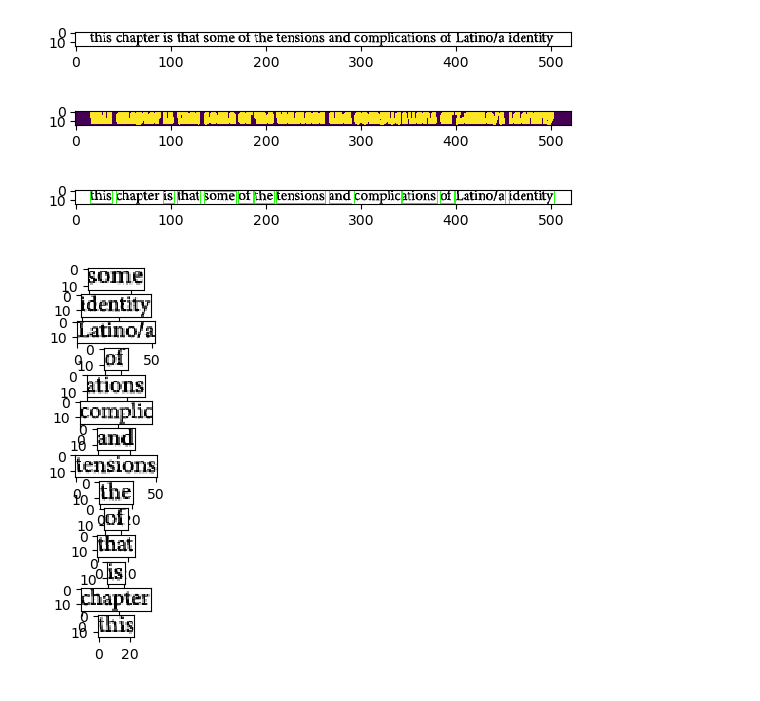
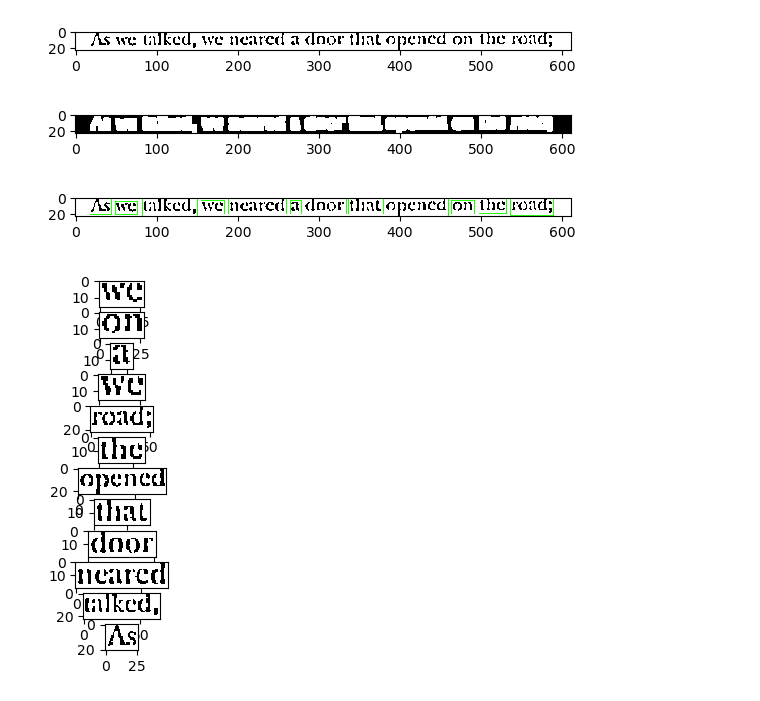
Before and after one commit to jeyeh/COS429-Final-Project, a Jupyter notebook: testing_stuff.ipynb, the cells around one changed output. Drawn from its saved outputs; the diff is of its cells as text; code cells hidden in the pictures.

```diff
--- a/testing_stuff.ipynb
+++ b/testing_stuff.ipynb
@@ -12,15 +13,22 @@ plt.show()
 # %%
+## LINE SEGMENTATION ##
 AREA_THRESHOLD = 500
 GAUSSIAN_BLUR_KERNEL = (3, 5) # (height, width) - odd numbers
-DILATION_KERNEL_SIZE = (12, 1)  # TUNE THIS TO GET LINE GRANULARITY
+DILATION_KERNEL_SIZE = (12, 1)  # (width, height) -TUNE THIS TO GET LINE GRANULARITY
+THRESH_NEIGHBORHOOD_SIZE = 11
+THRESH_TUNE = 15
 
 # Load image, grayscale, Gaussian blur, adaptive threshold
-image = cv2.imread('./testimg1.png')
-image_with_boxes = cv2.imread('./testimg1.png')
+image = cv2.imread('./testimg5.jpg')
 gray = cv2.cvtColor(image, cv2.COLOR_BGR2GRAY)
+blur = cv2.GaussianBlur(gray, GAUSSIAN_BLUR_KERNEL, 0)
+thresh = cv2.adaptiveThreshold(blur,255,cv2.ADAPTIVE_THRESH_GAUSSIAN_C, cv2.THRESH_BINARY_INV,THRESH_NEIGHBORHOOD_SIZE, THRESH_TUNE)
 
-blur = cv2.GaussianBlur(gray, GAUSSIAN_BLUR_KERNEL, 0)
-thresh = cv2.adaptiveThreshold(blur,255,cv2.ADAPTIVE_THRESH_GAUSSIAN_C, cv2.THRESH_BINARY_INV,11,30)
+# save an image to draw the lines and to extract lines from
+image_with_boxes = thresh.copy()
+image_with_boxes = cv2.cvtColor(image_with_boxes, cv2.COLOR_BGR2RGB)
+image_with_boxes = cv2.bitwise_not(image_with_boxes)
+clean_image = image_with_boxes.copy()
 
 # Dilate to combine adjacent text contours
 kernel = cv2.getStructuringElement(cv2.MORPH_RECT, (DILATION_KERNEL_SIZE)) # generates rectangular kernel of the given size
@@ -37,7 +45,7 @@ for c in cnts:
     if area > AREA_THRESHOLD: # only draws boxes around blobs with a certain area
         x,y,w,h = cv2.boundingRect(c)
         cv2.rectangle(image_with_boxes, (x, y), (x + w, y + h), (36,255,12), 1) # wtf do these args mean
-        ROI = image[y:y+h, x:x+w]
+        ROI = clean_image[y:y+h, x:x+w]
         img_list.append(ROI)
         # cv2.imwrite('ROI_{}.png'.format(ROI_number), ROI)
         # ROI_number += 1
@@ -56,24 +65,26 @@ plt.show()
 # %%
+# single line preview
 plt.imshow(img_list[5])
 plt.show()
 # %% [output]
-[figure, old version]
+[figure, new version]
 # %%
-example_line = img_list[5]
+## WORD SEGMENTING ##
+example_line = img_list[5] # an arbitrary example
 
-LINE_AREA_THRESHOLD = 1
-# LINE_GAUSSIAN_BLUR_KERNEL = (3, 3) # (height, width) - odd numbers
-LINE_DILATION_KERNEL_SIZE = (2, 6)  # (width, height)
+WORD_AREA_THRESHOLD = 1
+# LINE_GAUSSIAN_BLUR_KERNEL = (3, 3) # (height, width) - odd numbers # don't blur it again
+WORD_DILATION_KERNEL_SIZE = (5, 6)  # (width, height)
 
 image_with_boxes = example_line.copy()
 gray = cv2.cvtColor(example_line, cv2.COLOR_BGR2GRAY)
 
 # blur = cv2.GaussianBlur(gray, LINE_GAUSSIAN_BLUR_KERNEL, 0) # don't blur it again
-thresh = cv2.adaptiveThreshold(gray,255,cv2.ADAPTIVE_THRESH_GAUSSIAN_C, cv2.THRESH_BINARY_INV,11,30)
+thresh = cv2.adaptiveThreshold(gray,255,cv2.ADAPTIVE_THRESH_GAUSSIAN_C, cv2.THRESH_BINARY_INV,11,30) # maybe don't need to do this again either
 
 # Dilate to combine adjacent text contours
-kernel = cv2.getStructuringElement(cv2.MORPH_RECT, LINE_DILATION_KERNEL_SIZE) # generates rectangular kernel of the given size
-dilate = cv2.dilate(thresh, kernel, iterations=1)
+kernel = cv2.getStructuringElement(cv2.MORPH_RECT, WORD_DILATION_KERNEL_SIZE) # generates rectangular kernel of the given size
+dilate = cv2.dilate(thresh, kernel, iterations=1) # can tune the number of iterations
 
 # Find contours, highlight text areas, and extract ROIs
 cnts = cv2.findContours(dilate, cv2.RETR_EXTERNAL, cv2.CHAIN_APPROX_SIMPLE)
@@ -89,15 +100,15 @@ for c in cnts:
     word_list.append(ROI)
 # %%
 # preview intermediate results
-plt.imshow(dilate)
+plt.imshow(dilate, cmap='gray')
 plt.show()
 # %% [output]
-[figure, old version]
+[figure, new version]
 # %%
 plt.imshow(image_with_boxes)
 plt.show()
 # %% [output]
-[figure, old version]
+[figure, new version]
 # %%
 plt.figure()
 num_rows = len(word_list)
@@ -108,4 +119,4 @@ for i, word in enumerate(word_list):
 
 plt.show()
 # %% [output]
-[figure, old version]
+[figure, new version]
```
Also changed, not shown: parts of 3 cells of this notebook.
